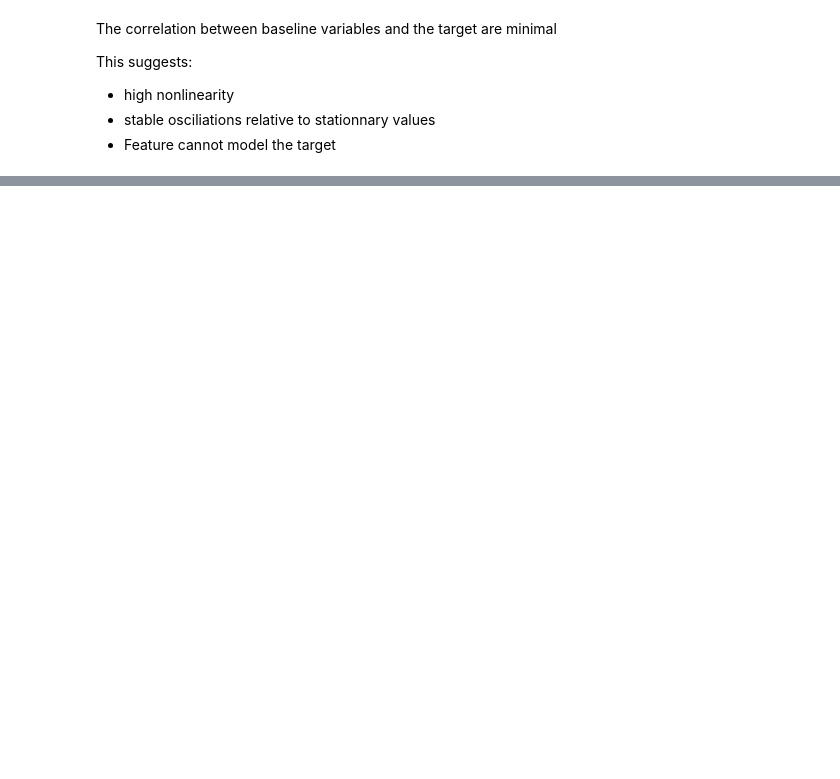
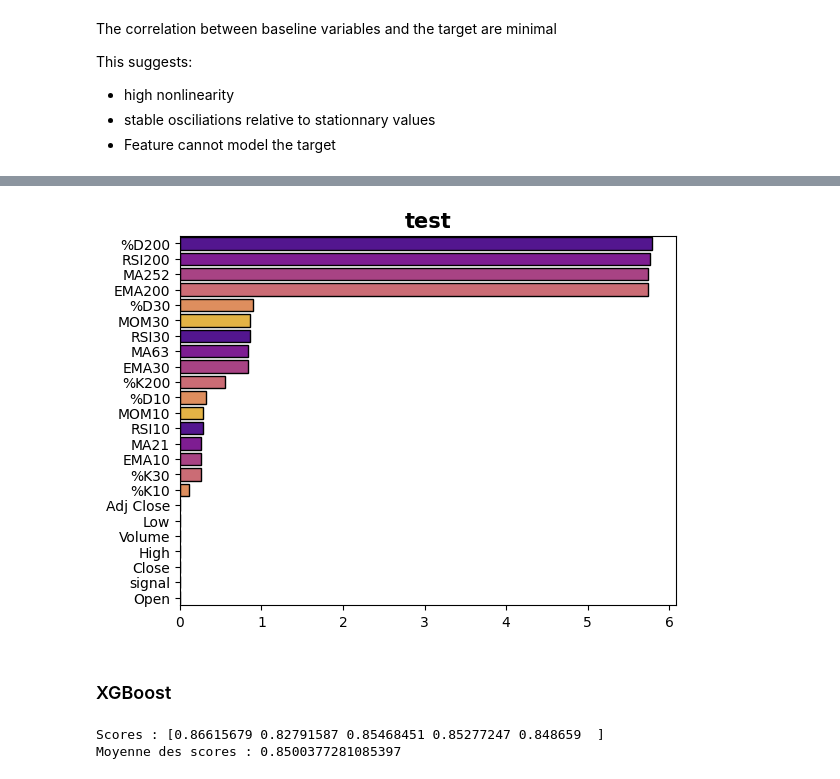
Before and after one commit to atisben/RL-Trading, a Jupyter notebook: trading.ipynb, the cells around one changed output, grey strips where cells are left out. Saved outputs shown, nothing was run; the diff lists cells and outputs as text; code cells hidden in the pictures; blank space fills up the shorter version.

```diff
--- a/trading.ipynb
+++ b/trading.ipynb
@@ -215,0 +317,12 @@ def rsi(df, periods, ema=True) -> pd.Series:
+# %%
+NaN_values = (df.isnull().sum()/len(df)*100).sort_values(ascending=False)
+
+cmap = sns.color_palette("plasma")
+fig, ax = plt.subplots()
+sns.barplot(x = NaN_values, y=NaN_values.index, edgecolor="black", palette=cmap, ax=ax)
+
+plt.title("test", size = 15, fontweight = "bold")
+ax.set_xlim(0,None)
+plt.show()
+# %% [output]
+[figure, added]
@@ -215,0 +342,19 @@ def rsi(df, periods, ema=True) -> pd.Series:
+# %% [markdown]
+### XGBoost
+# %%
+from xgboost import plot_importance, XGBClassifier, XGBRegressor
+from sklearn.model_selection import cross_val_score, KFold
+
+# Définition du modèle
+model = XGBClassifier(n_estimators=25,eval_metric='logloss')
+cv = KFold(n_splits=5, shuffle=True ,random_state=10)
+
+# Calcul des scores de validation croisée
+scores = cross_val_score(model, X_train, y_train, cv=cv)
+
+# Affichage des scores
+print("Scores :", scores)
+print("Moyenne des scores :", scores.mean())
+# %% [output]
+Scores : [0.86615679 0.82791587 0.85468451 0.85277247 0.848659  ]
+Moyenne des scores : 0.8500377281085397
```
Also changed, not shown: parts of 28 cells of this notebook, 1 other file.
